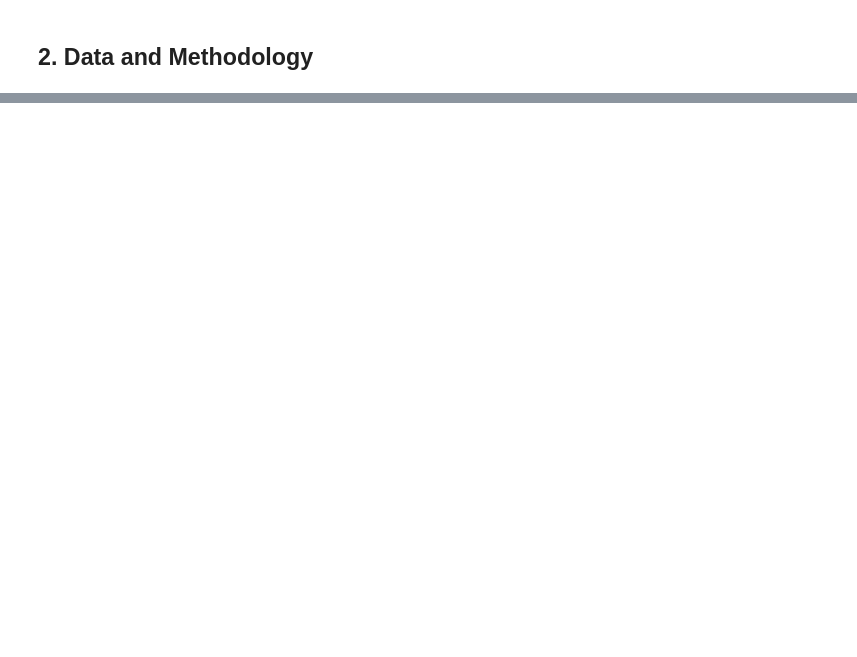
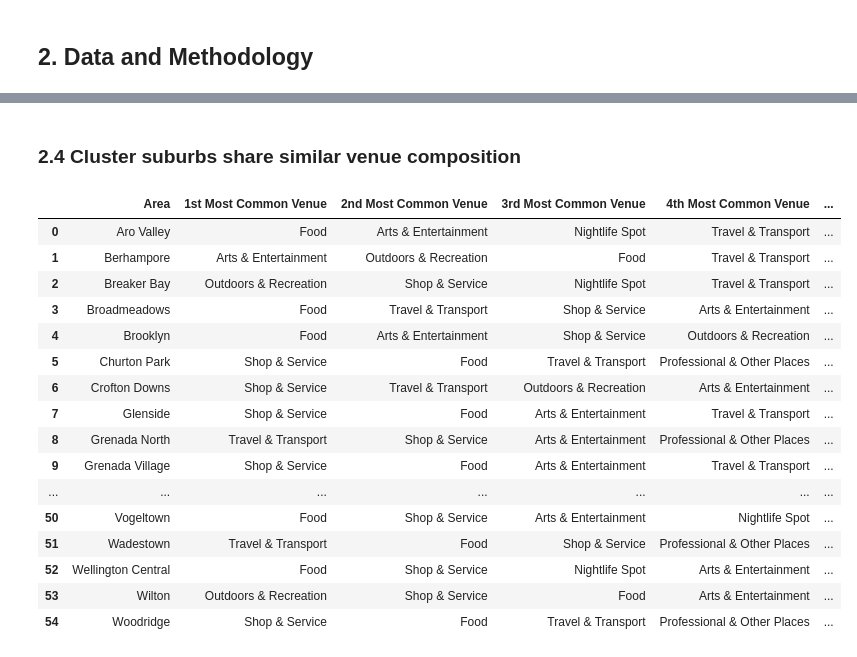
Before and after one commit to Miltos-Song/Coursera_Capstone, a Jupyter notebook: The Battle of Neighborhoods - Report.ipynb, the cells around one changed output, grey strips where cells are left out. Cells and saved outputs as stored; diff of their text form; code cells hidden in the pictures; blank space fills up the shorter version.

```diff
--- a/The Battle of Neighborhoods - Report.ipynb
+++ b/The Battle of Neighborhoods - Report.ipynb
@@ -25,0 +362,49 @@ Regarding methodology, below is a brief introducation about the steps that I'm g
+# %% [markdown]
+### 2.4 Cluster suburbs share similar venue composition
+# %%
+import numpy as np
+
+def return_most_common_venues(row, num_top_venues):
+    row_categories = row.iloc[1:]
+    row_categories_sorted = row_categories.sort_values(ascending=False)
+
+    return row_categories_sorted.index.values[0:num_top_venues]
+
+num_top_venues = 8 # only return top 8 categories
+
+indicators = ['st', 'nd', 'rd']
+
+# create columns according to number of top venues
+columns = ['Area']
+for ind in np.arange(num_top_venues):
+    try:
+        columns.append('{}{} Most Common Venue'.format(ind+1, indicators[ind]))
+    except:
+        columns.append('{}th Most Common Venue'.format(ind+1))
+
+# create a new dataframe
+area_venues_sorted = pd.DataFrame(columns=columns)
+area_venues_sorted['Area'] = Welly_grouped['Area']
+
+for ind in np.arange(Welly_grouped.shape[0]):
+    area_venues_sorted.iloc[ind, 1:] = return_most_common_venues(Welly_grouped.iloc[ind, :], num_top_venues)
+
+area_venues_sorted
+# %% [output]
+|  | Area | 1st Most Common Venue | 2nd Most Common Venue | 3rd Most Common Venue | 4th Most Common Venue | ... |
+| 0 | Aro Valley | Food | Arts & Entertainment | Nightlife Spot | Travel & Transport | ... |
+| 1 | Berhampore | Arts & Entertainment | Outdoors & Recreation | Food | Travel & Transport | ... |
+| 2 | Breaker Bay | Outdoors & Recreation | Shop & Service | Nightlife Spot | Travel & Transport | ... |
+| 3 | Broadmeadows | Food | Travel & Transport | Shop & Service | Arts & Entertainment | ... |
+| 4 | Brooklyn | Food | Arts & Entertainment | Shop & Service | Outdoors & Recreation | ... |
+| 5 | Churton Park | Shop & Service | Food | Travel & Transport | Professional & Other Places | ... |
+| 6 | Crofton Downs | Shop & Service | Travel & Transport | Outdoors & Recreation | Arts & Entertainment | ... |
+| 7 | Glenside | Shop & Service | Food | Arts & Entertainment | Travel & Transport | ... |
+| 8 | Grenada North | Travel & Transport | Shop & Service | Arts & Entertainment | Professional & Other Places | ... |
+| 9 | Grenada Village | Shop & Service | Food | Arts & Entertainment | Travel & Transport | ... |
+| ... | ... | ... | ... | ... | ... | ... |
+| 50 | Vogeltown | Food | Shop & Service | Arts & Entertainment | Nightlife Spot | ... |
+| 51 | Wadestown | Travel & Transport | Food | Shop & Service | Professional & Other Places | ... |
+| 52 | Wellington Central | Food | Shop & Service | Nightlife Spot | Arts & Entertainment | ... |
+| 53 | Wilton | Outdoors & Recreation | Shop & Service | Food | Arts & Entertainment | ... |
+| 54 | Woodridge | Shop & Service | Food | Travel & Transport | Professional & Other Places | ... |
```
Also changed, not shown: parts of 52 cells of this notebook.
